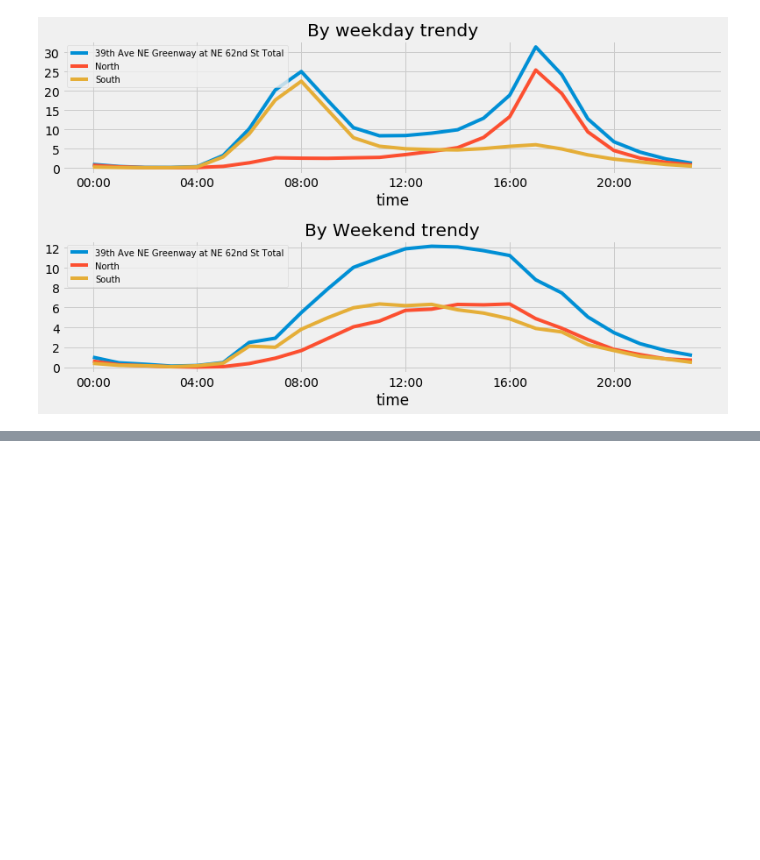
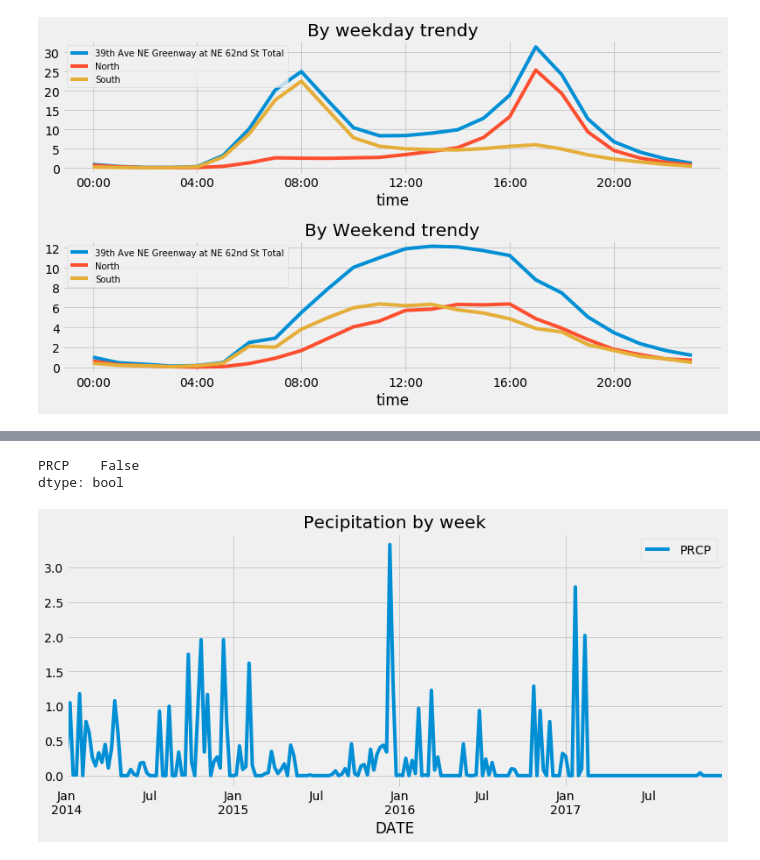
Before and after one commit to huy105/Python-analyst, a Jupyter notebook: 39th_Ave_NE_Greenway_at_NE_62nd_analyst.ipynb, the cells around one changed output, grey strips where cells are left out. Drawn from its saved outputs; the diff is of its cells as text; code cells hidden in the pictures; blank space fills up the shorter version.

```diff
--- a/39th_Ave_NE_Greenway_at_NE_62nd_analyst.ipynb
+++ b/39th_Ave_NE_Greenway_at_NE_62nd_analyst.ipynb
@@ -180,3 +180,7 @@ with plt.style.context("fivethirtyeight"):
 # %%
 # Now we can distinguish the diffirent in bicycle trending in the weekday and the weekend. In weekday, people in Seattle usually go the south at 08:00 and go the north at 17:00. In weekend, they go the south at 11:00 and go the north at 15:00
 # We will do more stuff by analyst riding trend with temperature, hour of daylight, weather.
+# %%
+# Now let explore percipitation in seattle
+pepcipo = pd.read_csv(r"C:\Users\Admin\Data python\pep1.csv", parse_dates= True)
+pepcipo.head()
@@ -182,0 +194,4 @@ with plt.style.context("fivethirtyeight"):
+# %%
+# We remove column 1, 2 which not neccesscary for analyst
+pepcipo.drop(columns=['STATION', 'NAME', 'SNOW', 'DAPR', 'SNWD', 'WESD','MDPR'], inplace = True)
+pepcipo.info()
@@ -182,0 +208,18 @@ with plt.style.context("fivethirtyeight"):
+# %%
+# Set date column as index in dataframe and repalce nan value with 0
+pepcipo["DATE"] = pepcipo["DATE"].apply(pd.to_datetime)
+pepcipo.set_index("DATE", inplace = True)
+pepcipo.replace(np.nan, 0, inplace = True)
+pepcipo.isnull().any()
+# %% [output]
+PRCP    False
+dtype: bool
+# %%
+# Resample pepcipo to week anh visualize it
+pep_by_week = pepcipo.resample("W").sum()
+with plt.style.context("fivethirtyeight"):
+    fig, ax = plt.subplots(figsize = (12,5))
+    pep_by_week.plot(ax = ax)
+    plt.title("Pecipitation by week")
+# %% [output]
+[figure, added]
```
Also changed, not shown: parts of 9 cells of this notebook.
